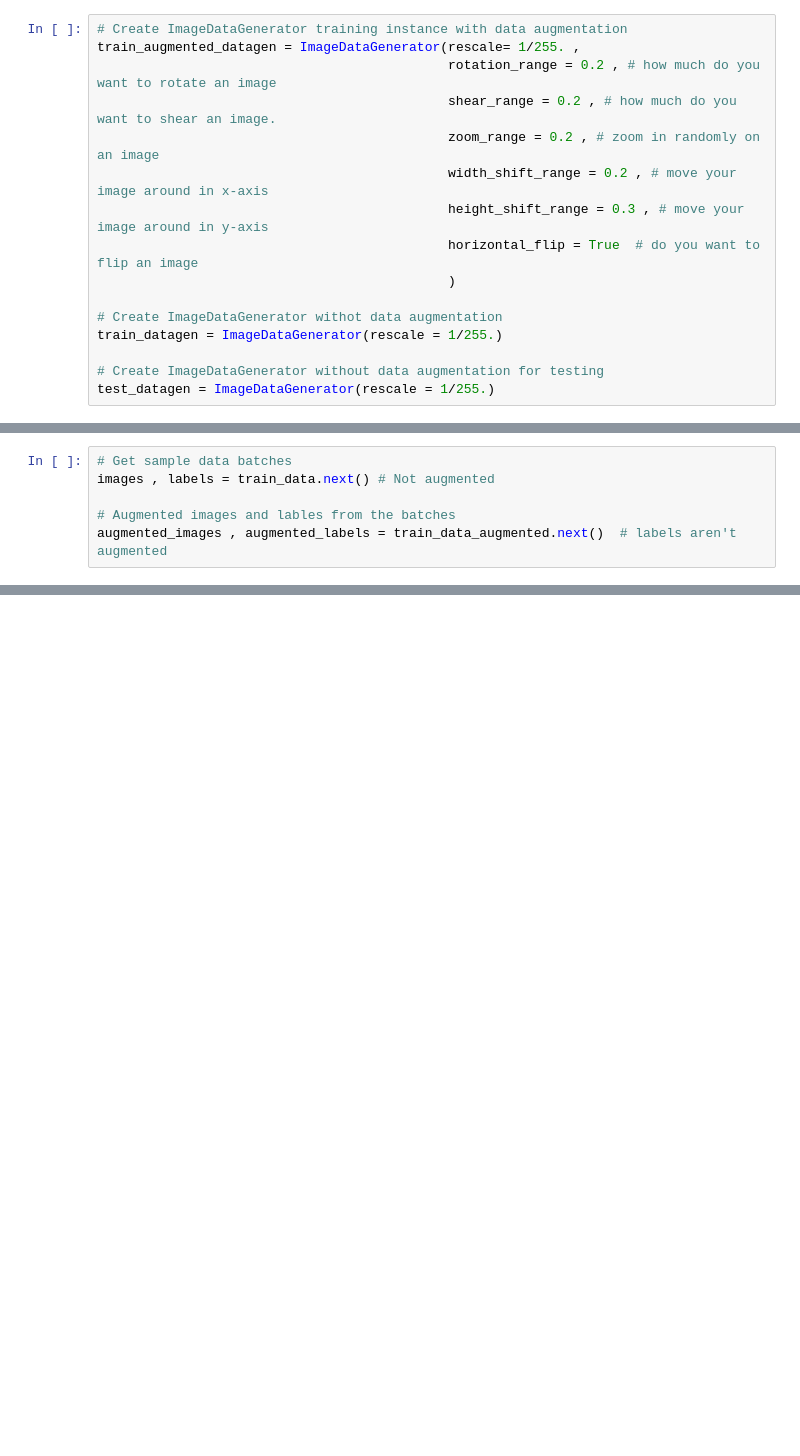
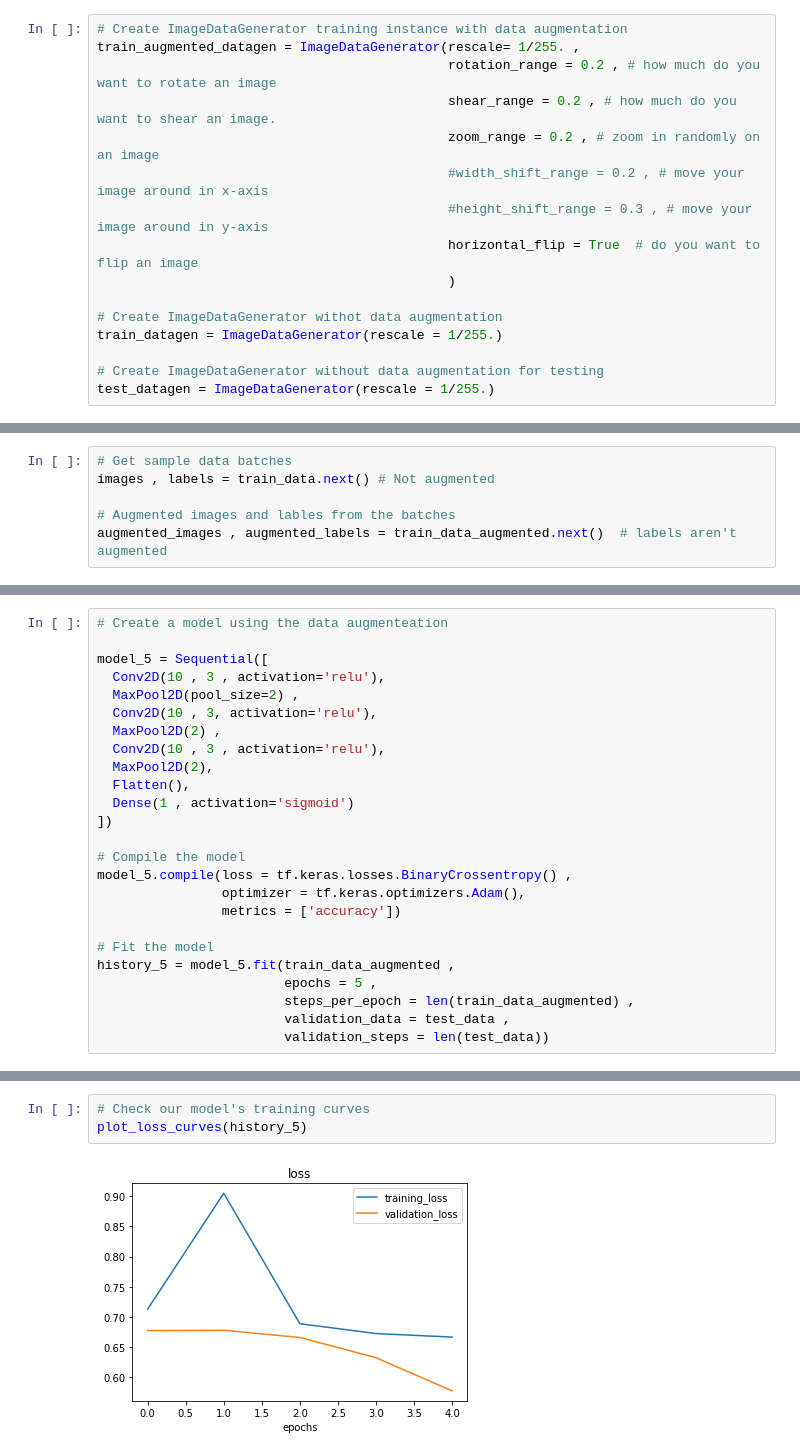
Before and after one commit to ashikshafi08/Learning_Tensorflow, a Jupyter notebook: Notebooks/03_Convolutional_Neural_Networks_with_TensorFlow.ipynb, the cells around one changed output, grey strips where cells are left out. Cells and saved outputs as stored; diff of their text form; blank space fills up the shorter version.

```diff
--- a/Notebooks/03_Convolutional_Neural_Networks_with_TensorFlow.ipynb
+++ b/Notebooks/03_Convolutional_Neural_Networks_with_TensorFlow.ipynb
@@ -910,8 +909,8 @@ train_augmented_datagen = ImageDataGenerator(rescale= 1/255. ,
                                              rotation_range = 0.2 , # how much do you want to rotate an image
                                              shear_range = 0.2 , # how much do you want to shear an image.
                                              zoom_range = 0.2 , # zoom in randomly on an image
-                                             width_shift_range = 0.2 , # move your image around in x-axis
-                                             height_shift_range = 0.3 , # move your image around in y-axis
+                                             #width_shift_range = 0.2 , # move your image around in x-axis
+                                             #height_shift_range = 0.3 , # move your image around in y-axis
                                              horizontal_flip = True  # do you want to flip an image
                                              )
 
@@ -994,0 +994,25 @@ Showing Image number: 22
+# %%
+# Create a model using the data augmenteation
+
+model_5 = Sequential([
+  Conv2D(10 , 3 , activation='relu'),
+  MaxPool2D(pool_size=2) ,
+  Conv2D(10 , 3, activation='relu'),
+  MaxPool2D(2) ,
+  Conv2D(10 , 3 , activation='relu'),
+  MaxPool2D(2),
+  Flatten(),
+  Dense(1 , activation='sigmoid')
+])
+
+# Compile the model
+model_5.compile(loss = tf.keras.losses.BinaryCrossentropy() ,
+                optimizer = tf.keras.optimizers.Adam(),
+                metrics = ['accuracy'])
+
+# Fit the model
+history_5 = model_5.fit(train_data_augmented ,
+                        epochs = 5 ,
+                        steps_per_epoch = len(train_data_augmented) ,
+                        validation_data = test_data ,
+                        validation_steps = len(test_data))
@@ -994,0 +1030,5 @@ Showing Image number: 22
+# %%
+# Check our model's training curves
+plot_loss_curves(history_5)
+# %% [output]
+[figure, added]
```
Also changed, not shown: parts of 36 cells of this notebook.
